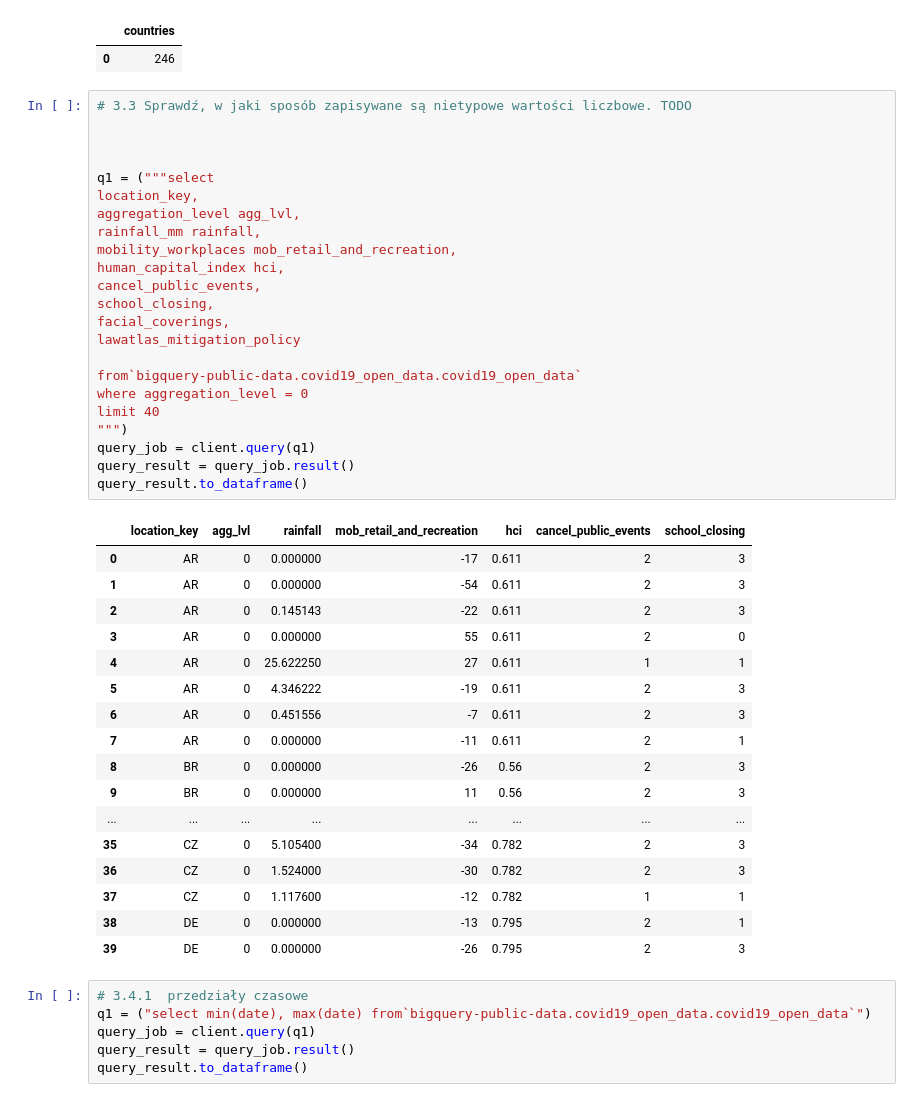
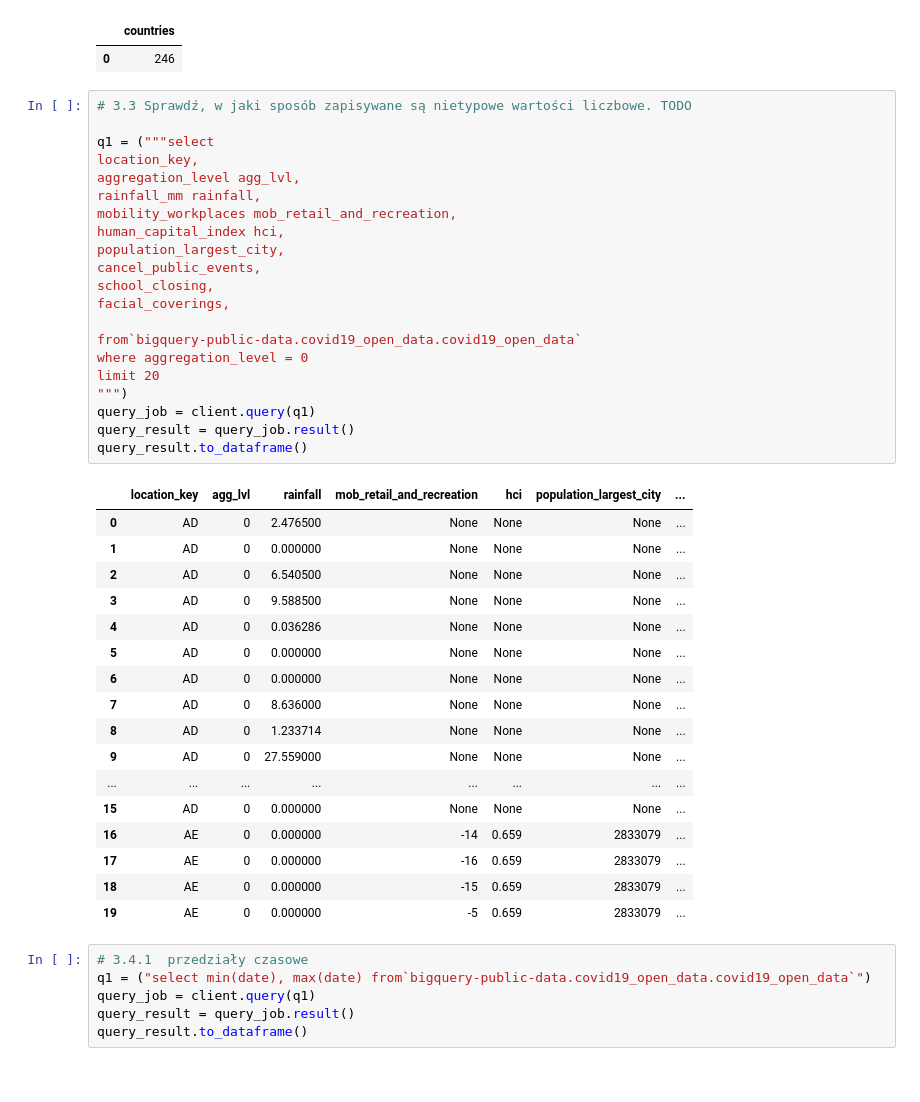
Before and after one commit to piooz/BigData, a Jupyter notebook: zad1/Untitled.ipynb, the cells around one changed output. Cells and saved outputs as stored; diff of their text form.

```diff
--- a/zad1/Untitled.ipynb
+++ b/zad1/Untitled.ipynb
@@ -49,45 +49,43 @@ query_result.to_dataframe()
 | 0 | 246 |
 # %%
 # 3.3 Sprawdź, w jaki sposób zapisywane są nietypowe wartości liczbowe. TODO
-
-
 
 q1 = ("""select
 location_key,
 aggregation_level agg_lvl,
 rainfall_mm rainfall,
 mobility_workplaces mob_retail_and_recreation,
 human_capital_index hci,
+population_largest_city,
 cancel_public_events,
 school_closing,
 facial_coverings,
-lawatlas_mitigation_policy
 
 from`bigquery-public-data.covid19_open_data.covid19_open_data`
 where aggregation_level = 0
-limit 40
+limit 20
 """)
 query_job = client.query(q1)
 query_result = query_job.result()
 query_result.to_dataframe()
 # %% [output]
-|  | location_key | agg_lvl | rainfall | mob_retail_and_recreation | hci | cancel_public_events | school_closing |
-| 0 | AR | 0 | 0.000000 | -17 | 0.611 | 2 | 3 |
-| 1 | AR | 0 | 0.000000 | -54 | 0.611 | 2 | 3 |
-| 2 | AR | 0 | 0.145143 | -22 | 0.611 | 2 | 3 |
-| 3 | AR | 0 | 0.000000 | 55 | 0.611 | 2 | 0 |
-| 4 | AR | 0 | 25.622250 | 27 | 0.611 | 1 | 1 |
-| 5 | AR | 0 | 4.346222 | -19 | 0.611 | 2 | 3 |
-| 6 | AR | 0 | 0.451556 | -7 | 0.611 | 2 | 3 |
-| 7 | AR | 0 | 0.000000 | -11 | 0.611 | 2 | 1 |
-| 8 | BR | 0 | 0.000000 | -26 | 0.56 | 2 | 3 |
-| 9 | BR | 0 | 0.000000 | 11 | 0.56 | 2 | 3 |
+|  | location_key | agg_lvl | rainfall | mob_retail_and_recreation | hci | population_largest_city | ... |
+| 0 | AD | 0 | 2.476500 | None | None | None | ... |
+| 1 | AD | 0 | 0.000000 | None | None | None | ... |
+| 2 | AD | 0 | 6.540500 | None | None | None | ... |
+| 3 | AD | 0 | 9.588500 | None | None | None | ... |
+| 4 | AD | 0 | 0.036286 | None | None | None | ... |
+| 5 | AD | 0 | 0.000000 | None | None | None | ... |
+| 6 | AD | 0 | 0.000000 | None | None | None | ... |
+| 7 | AD | 0 | 8.636000 | None | None | None | ... |
+| 8 | AD | 0 | 1.233714 | None | None | None | ... |
+| 9 | AD | 0 | 27.559000 | None | None | None | ... |
 | ... | ... | ... | ... | ... | ... | ... | ... |
-| 35 | CZ | 0 | 5.105400 | -34 | 0.782 | 2 | 3 |
-| 36 | CZ | 0 | 1.524000 | -30 | 0.782 | 2 | 3 |
-| 37 | CZ | 0 | 1.117600 | -12 | 0.782 | 1 | 1 |
-| 38 | DE | 0 | 0.000000 | -13 | 0.795 | 2 | 1 |
-| 39 | DE | 0 | 0.000000 | -26 | 0.795 | 2 | 3 |
+| 15 | AD | 0 | 0.000000 | None | None | None | ... |
+| 16 | AE | 0 | 0.000000 | -14 | 0.659 | 2833079 | ... |
+| 17 | AE | 0 | 0.000000 | -16 | 0.659 | 2833079 | ... |
+| 18 | AE | 0 | 0.000000 | -15 | 0.659 | 2833079 | ... |
+| 19 | AE | 0 | 0.000000 | -5 | 0.659 | 2833079 | ... |
 # %%
 # 3.4.1  przedziały czasowe
 q1 = ("select min(date), max(date) from`bigquery-public-data.covid19_open_data.covid19_open_data`")
```
Also changed, not shown: parts of 18 cells of this notebook.
